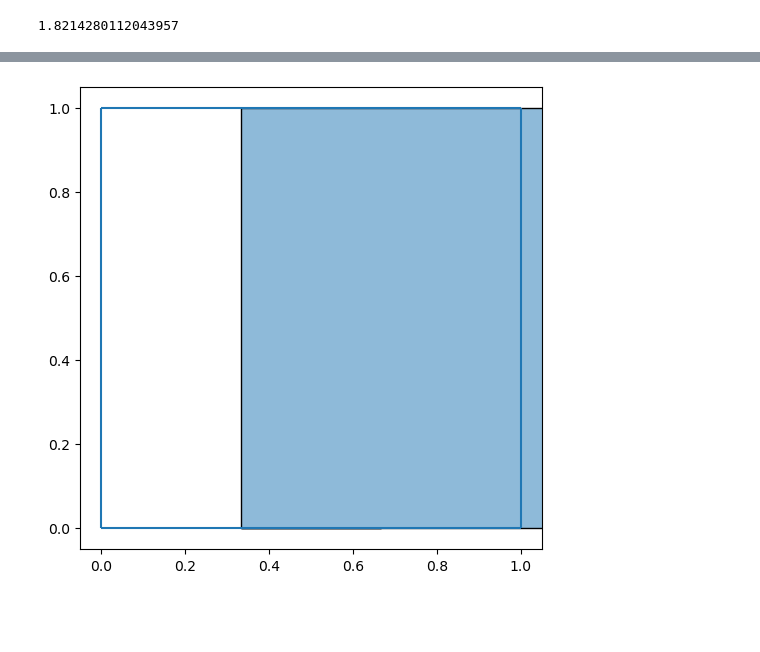
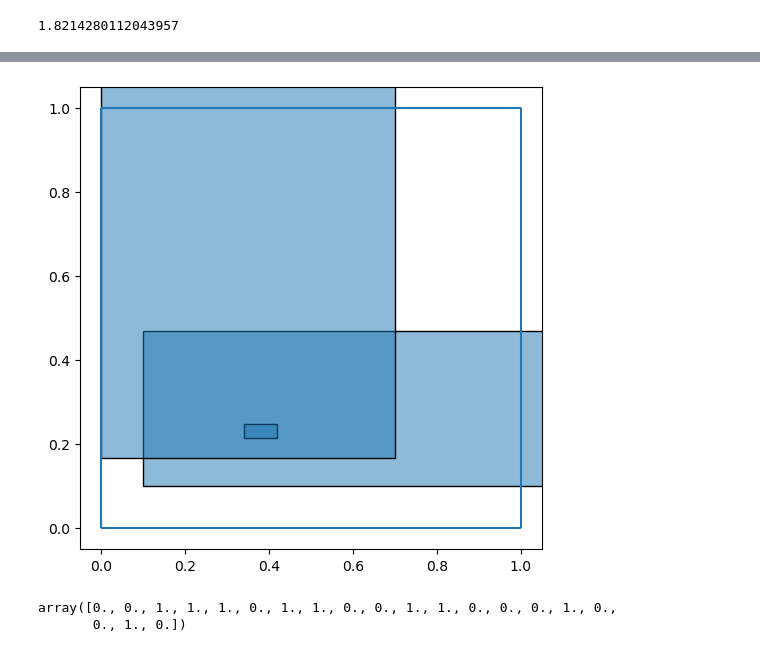
Before and after one commit to Polatucha16/SquareDivision, a Jupyter notebook: square_division_example.ipynb, the cells around one changed output, grey strips where cells are left out. Drawn from its saved outputs; the diff is of its cells as text; code cells hidden in the pictures; blank space fills up the shorter version.

Commit message:
scipy minimize bounds fail

```diff
--- a/square_division_example.ipynb
+++ b/square_division_example.ipynb
@@ -172,11 +200,9 @@ array([0., 0., 0., 0.])
 from scipy.optimize import LinearConstraint
 from scipy.optimize import NonlinearConstraint
 
-arr = clinched_rectangles
-rect_count = len(arr)
-contact_constr = LinearConstraint(id_stack - A_stack, lb=rhs, ub=rhs)
-area____constr = LinearConstraint(        A_for_area, lb=1, ub=1)
-nl_area_constr = NonlinearConstraint(fun=fun_for_areas, lb=np.zeros(rect_count), ub=np.zeros(rect_count))
+contact_constr = LinearConstraint( A=cont_A, lb=cont_rhs, ub=cont_rhs)
+area____constr = LinearConstraint( A=A_for_area_sum, lb=1, ub=1)
+nl_area_constr = NonlinearConstraint(fun=fun_for_areas, lb=non_lin_area_rhs, ub=non_lin_area_rhs)
 cons = [contact_constr, area____constr, nl_area_constr]
 # %% [markdown]
 #### distance function
@@ -210,0 +271,24 @@ def x0_cross_ab(a:float, b:float):
+# %%
+def bounds_from_clinched(clinched_rectangles:np.ndarray):
+    n, m = clinched_rectangles.shape
+    lb = np.zeros(shape= n * 5)
+    ub = np.ones(shape= n * 5)
+    for num, row in enumerate(clinched_rectangles):
+        idx = 5 * num
+        if np.isclose(row[0], 0) and np.isclose(row[1], 0):
+            print("yup i'm here")
+            lb[idx], ub[idx], lb[idx+1], ub[idx+1] = 0, 0, 0, 0
+            continue # keep (0,0) corner
+        elif np.isclose(row[0], 0) and (not np.isclose(row[1], 0)):
+            lb[idx], ub[idx] = 0, 0
+            continue # keep-left
+        elif (not np.isclose(row[0], 0)) and np.isclose(row[1], 0):
+            lb[idx+1], ub[idx+1] = 0, 0
+            continue # keep-bottom
+        else:
+            continue
+    return lb, ub
+# %%
+from scipy.optimize import Bounds
+lb, ub = bounds_from_clinched(clinched_rectangles)
+bounds = Bounds(lb=lb, ub=ub)
@@ -211,8 +297,9 @@ def x0_cross_ab(a:float, b:float):
 # %%
 from scipy.optimize import minimize
-x0 = build_x0(arr_with_hole)
+# x0 = build_x0(arr_with_hole)
 # x0 = x0_cross_ab(0.2,0.3)
-sol = minimize(dist_fun, x0, method='trust-constr', constraints=cons)
+x0 = contact_universal_x0(clinched_rectangles).flatten()
+sol = minimize(dist_fun, x0, method='trust-constr', bounds=bounds, constraints=cons)
 # %%
 sol.x.reshape(-1,5)
 # %% [output]
@@ -227,7 +314,13 @@ array([[ 3.33333333e-01, -1.16688900e-18,  1.00000000e+00,
 # %%
-rects_sol = (sol.x).reshape(-1,5)
+rects_sol = sol.x.reshape(-1,5)
 fig, ax = plt.subplots(figsize=(6, 6))
 ax = draw_rectangles(ax, rects_sol)
+# ax = draw_rectangles(ax, clinched_rectangles)
 plt.show()
 # %% [output]
-[figure, old version]
+[figure, new version]
+# %%
+contact_universal_x0(clinched_rectangles).flatten()
+# %% [output]
+array([0., 0., 1., 1., 1., 0., 1., 1., 0., 0., 1., 1., 0., 0., 0., 1., 0.,
+       0., 1., 0.])
```
Also changed, not shown: parts of 15 cells of this notebook.
